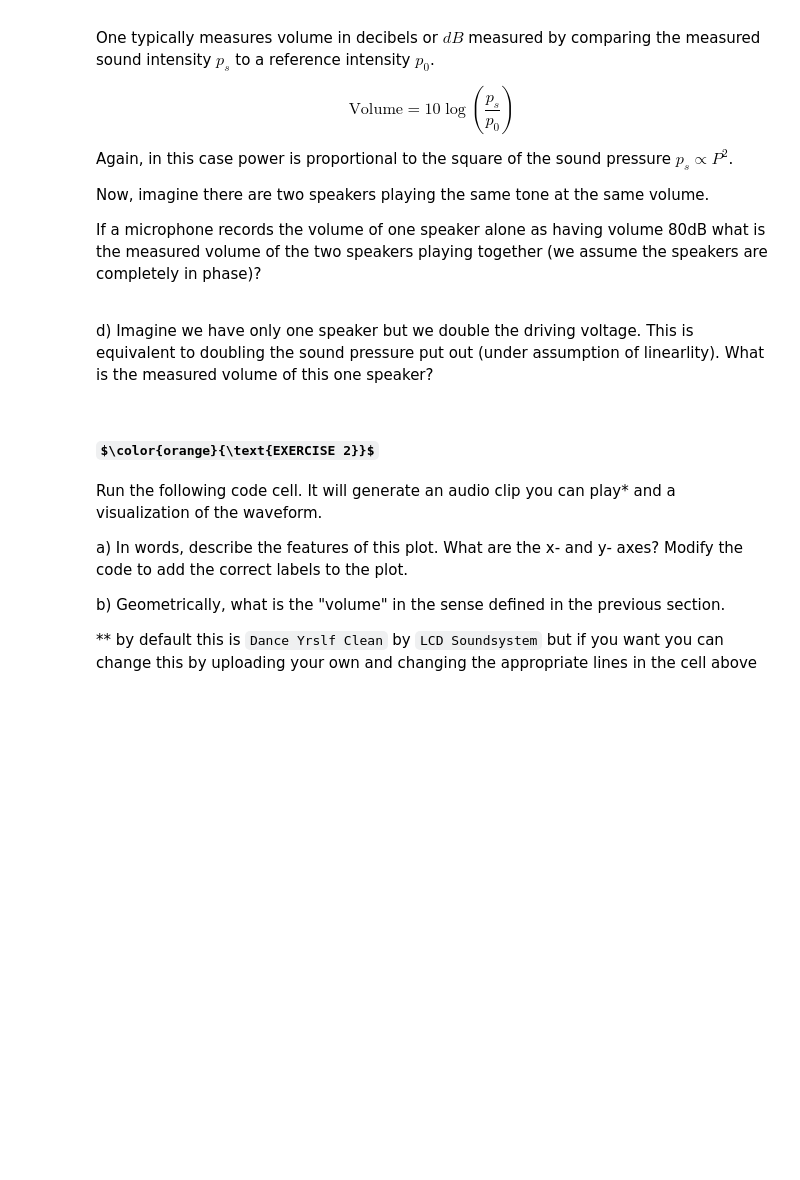
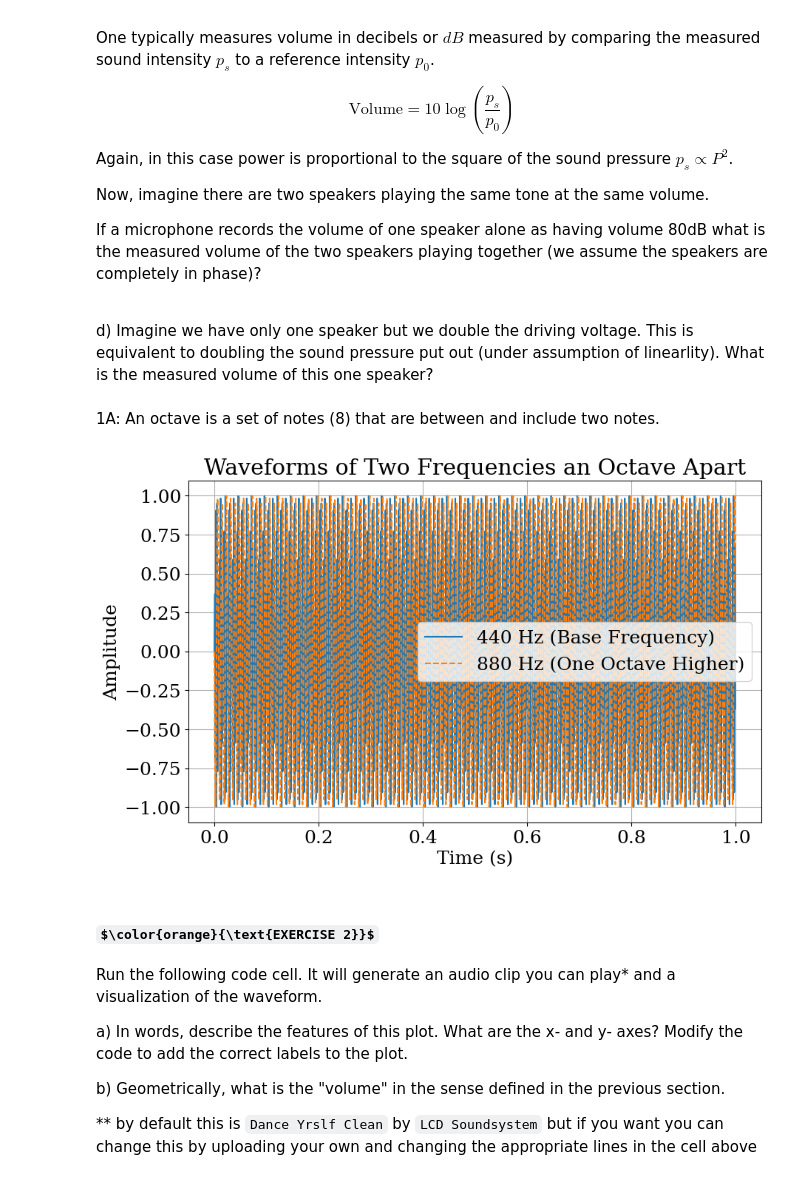
Before and after one commit to ppich1169/Peter-Pich, a Jupyter notebook: audio_analysis/audio_analysis_and_fourier_transforms_STUDENT.ipynb, the cells around one changed output. Cells and saved outputs as stored; diff of their text form; code cells hidden in the pictures; some formulas as TeX source; blank space fills up the shorter version.

```diff
--- a/audio_analysis/audio_analysis_and_fourier_transforms_STUDENT.ipynb
+++ b/audio_analysis/audio_analysis_and_fourier_transforms_STUDENT.ipynb
@@ -80,6 +80,34 @@ If a microphone records the volume of one speaker alone as having volume 80dB wh
 
 \
 d) Imagine we have only one speaker but we double the driving voltage. This is equivalent to doubling the sound pressure put out (under assumption of linearlity). What is the measured volume of this one speaker?
+# %% [markdown]
+1A: An octave is a set of notes (8) that are between and include two notes.
+# %%
+# Define parameters
+sampling_rate = 100  # samples per second
+duration = 1  # seconds
+frequency_base = 440  # Hz (A4 note)
+frequency_octave = frequency_base * 2  # One octave higher
+
+# Create time axis
+time = np.linspace(0, duration, int(sampling_rate * duration), endpoint=False)
+
+# Generate waveforms
+waveform_base = np.sin(2 * np.pi * frequency_base * time)
+waveform_octave = np.sin(2 * np.pi * frequency_octave * time)
+
+# Plot the waveforms
+plt.figure(figsize=(10, 6))
+plt.plot(time, waveform_base, label=f'{frequency_base} Hz (Base Frequency)')
+plt.plot(time, waveform_octave, label=f'{frequency_octave} Hz (One Octave Higher)', linestyle='--')
+plt.title("Waveforms of Two Frequencies an Octave Apart")
+plt.xlabel("Time (s)")
+plt.ylabel("Amplitude")
+plt.legend()
+plt.grid()
+plt.show()
+# %% [output]
+[figure, added]
 # %%
 # This code loads a sample from the track "Dance Yrslf Clean" by LCD Soundsytem.
 # You can also load your own sample, but note that it must be in `.wav` format.
```
